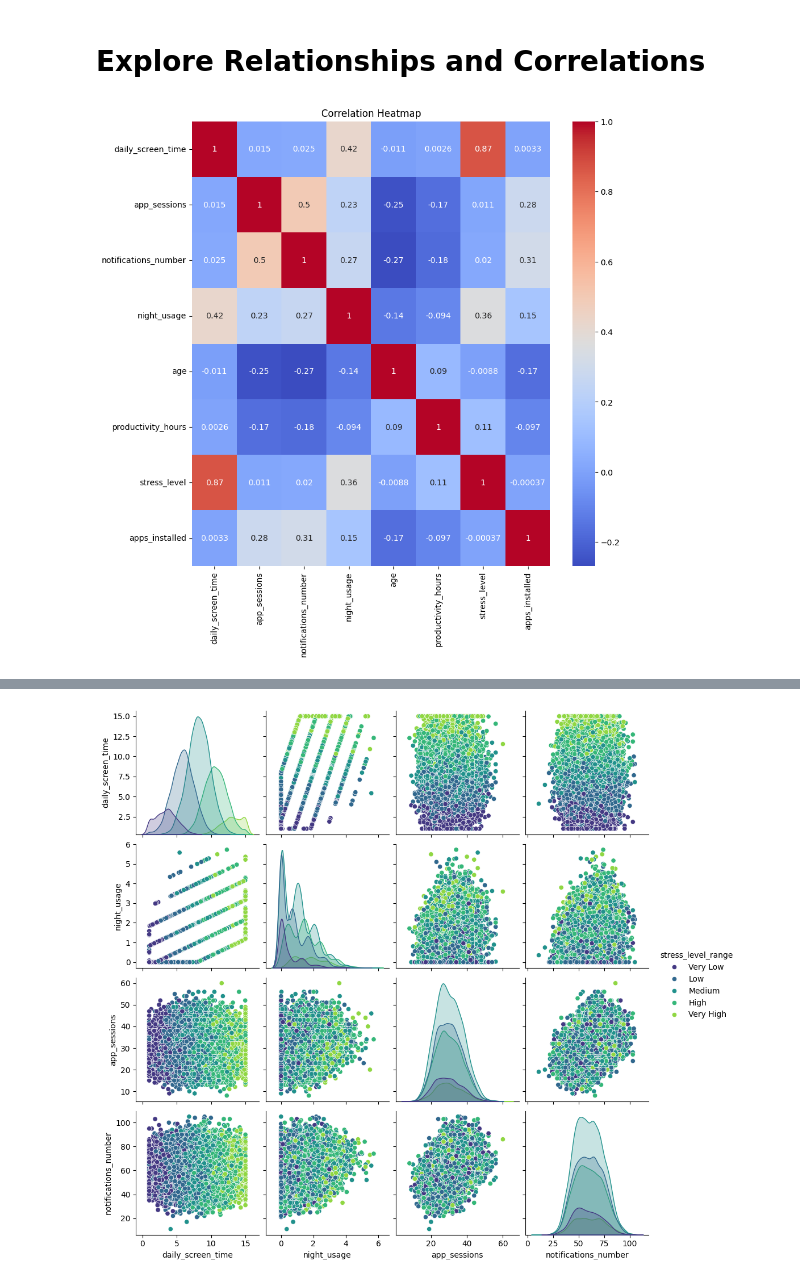
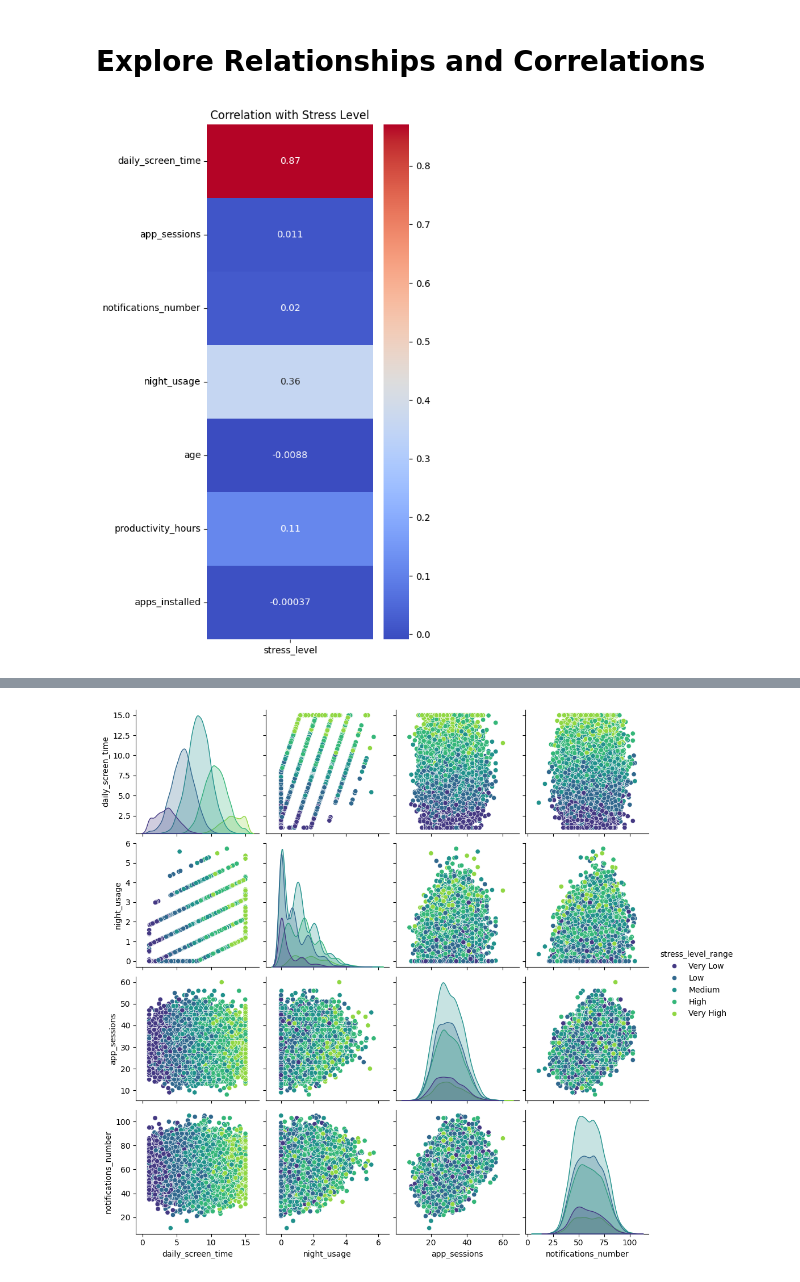
Before and after one commit to RokayaRadwan/CSE271_Project, a Jupyter notebook: Regression_Models.ipynb, the cells around one changed output, grey strips where cells are left out. Drawn from its saved outputs; the diff is of its cells as text; code cells hidden in the pictures.

```diff
--- a/Regression_Models.ipynb
+++ b/Regression_Models.ipynb
@@ -58,12 +58,16 @@ dtype: int64
 df.drop('Unnamed: 0', axis = 1, inplace = True)
 df.drop('addicted', axis = 1, inplace = True)
 # %%
-#Correlation matrix
+# Correlation matrix
 corr = df.corr()
 
-plt.figure(figsize=(10, 10))
-sns.heatmap(corr, annot=True, cmap='coolwarm')
-plt.title('Correlation Heatmap')
+# Extract correlations with 'stress_level'
+stress_corr = corr[['stress_level']].drop(index='stress_level')
+
+# Plot heatmap
+plt.figure(figsize=(4, 10))
+sns.heatmap(stress_corr, annot=True, cmap='coolwarm', yticklabels=True, xticklabels=['stress_level'])
+plt.title('Correlation with Stress Level')
 plt.show()
 # %% [output]
-[figure, old version]
+[figure, new version]
```
Also changed, not shown: parts of 1 cell of this notebook, 1 other file.
